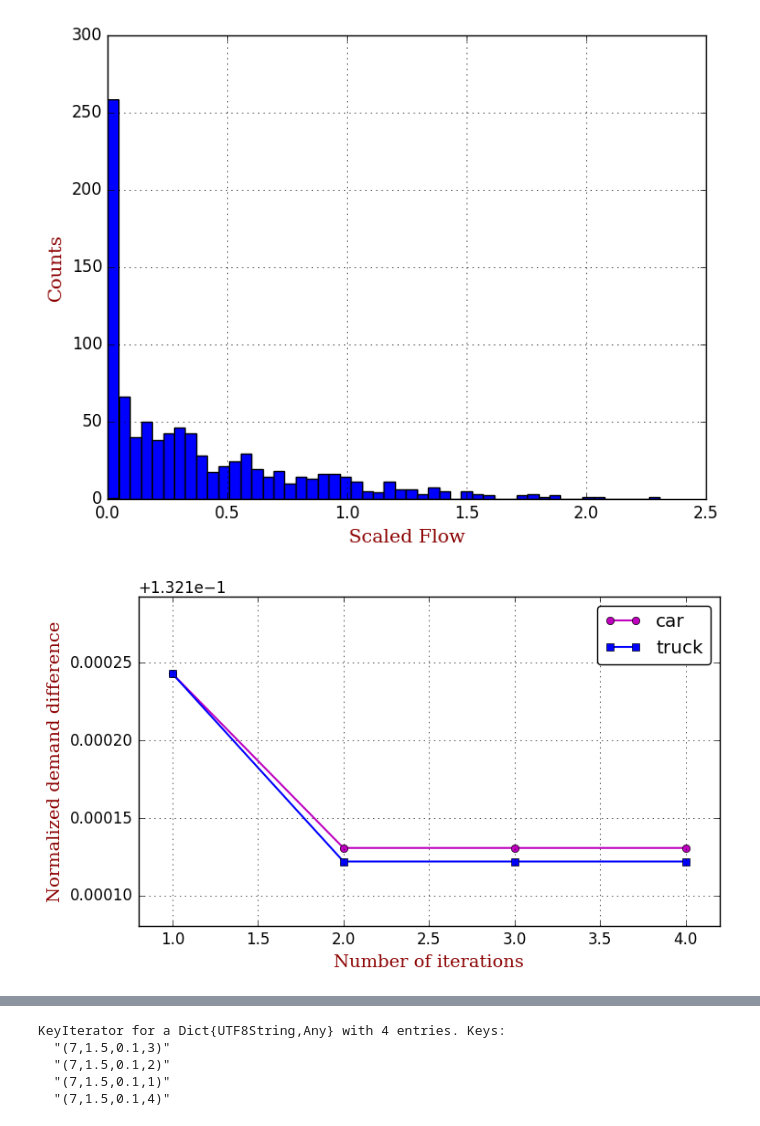
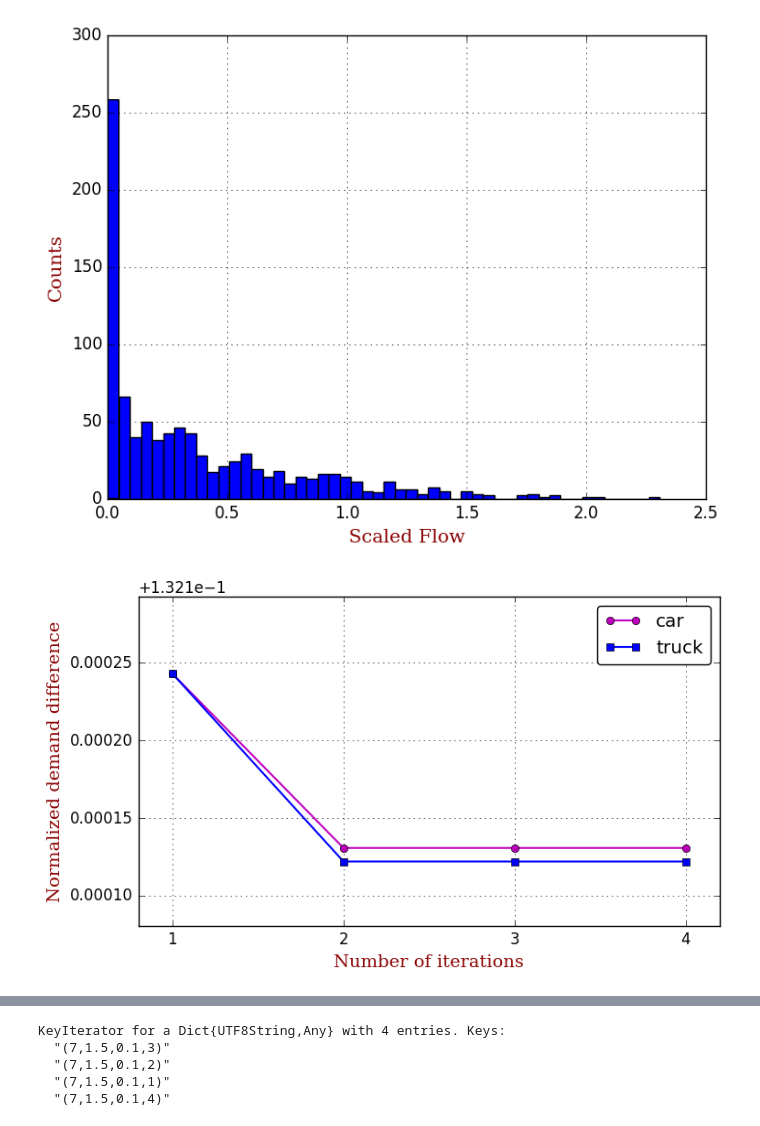
Before and after one commit to jingzbu/InverseVIsTraffic, a Jupyter notebook: 13_develop_new_OD_demand_estimator_Anaheim_Dijkstra_multi_class/05_refine_iteration_results.ipynb, the cells around one changed output, grey strips where cells are left out. Saved outputs shown, nothing was run; the diff lists cells and outputs as text; code cells hidden in the pictures.

```diff
--- a/13_develop_new_OD_demand_estimator_Anaheim_Dijkstra_multi_class/05_refine_iteration_results.ipynb
+++ b/13_develop_new_OD_demand_estimator_Anaheim_Dijkstra_multi_class/05_refine_iteration_results.ipynb
@@ -72,31 +72,33 @@ INFO: Loading help data...
 # %%
 iterNum = 1:(N+1)
 
 demandsDiffCar = map(iterNum->demandsDiffDictCar["$iterNum"], iterNum)
 demandsDiffTruck = map(iterNum->demandsDiffDictTruck["$iterNum"], iterNum)
 
 # plot(iterNum, objFun, "s-g", label="True")
 
 fig = figure(figsize=(8.2,4.5))
 
 plot(iterNum, demandsDiffCar, "o-m", label="car", linewidth=1.5)
 plot(iterNum, demandsDiffTruck, "s-b", label="truck", linewidth=1.5)
 
 legend(loc="upper right",fancybox="true")
 
 grid("on")
 
 xlim(.8, N + 1 + .2)
 ylim(minimum(demandsDiffCar)-.00005, maximum(demandsDiffCar)+.00005)
 
 font1 = ["family"=>"serif", "color"=>"darkred", "weight"=>"normal", "size"=>14]
 
+xticks(1:4)
+
 xlabel("Number of iterations", fontdict=font1)
 ylabel("Normalized demand difference", fontdict=font1)
 
 savefig("./results/demandsDiff_biLev_Anaheim_multi_class.pdf")
 # %% [output]
-[figure, old version]
+[figure, new version]
 # %%
 normObjInvVIDict = Dict{}()
 
```
Also changed, not shown: parts of 1 cell of this notebook, 9 other files.
